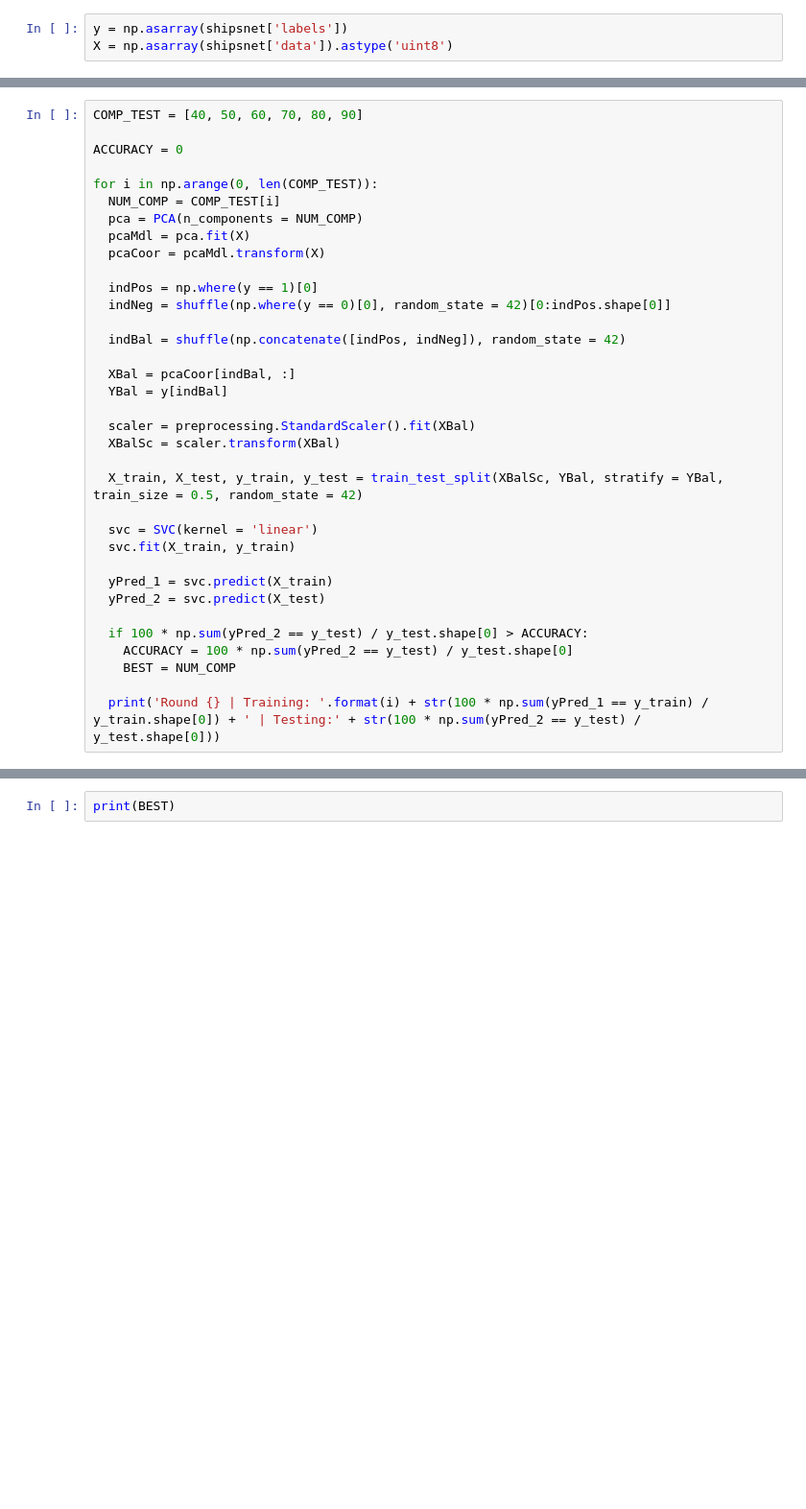
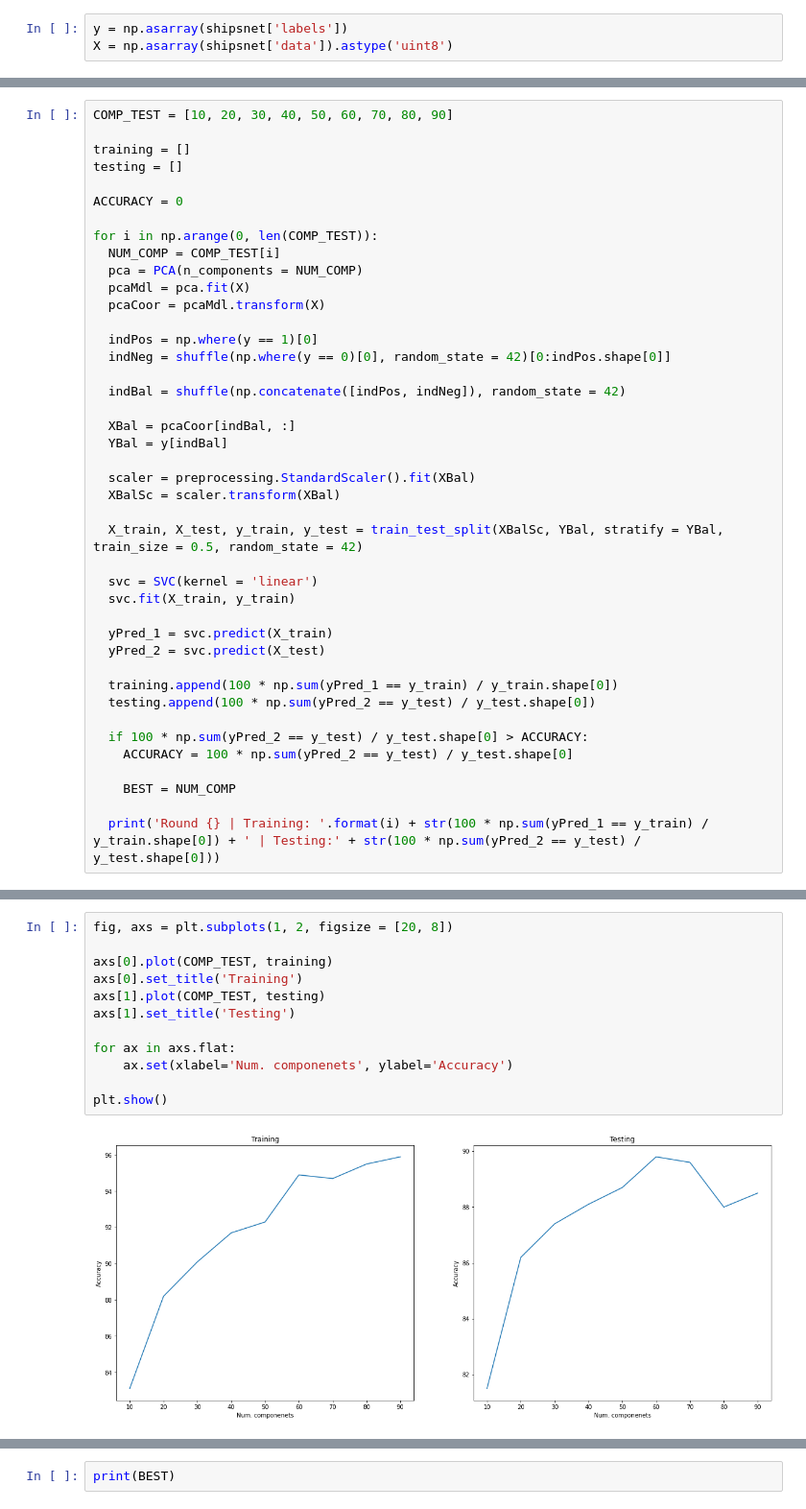
Before and after one commit to asrenninger/sensing, a Jupyter notebook: python/renninger_HW4.ipynb, the cells around one changed output, grey strips where cells are left out. Shown at 96% size. Drawn from its saved outputs; the diff is of its cells as text; blank space fills up the shorter version.

```diff
--- a/python/renninger_HW4.ipynb
+++ b/python/renninger_HW4.ipynb
@@ -483,5 +505,8 @@ X = np.asarray(shipsnet['data']).astype('uint8')
 # %%
-COMP_TEST = [40, 50, 60, 70, 80, 90]
+COMP_TEST = [10, 20, 30, 40, 50, 60, 70, 80, 90]
+
+training = []
+testing = []
 
 ACCURACY = 0
 
@@ -510,8 +535,12 @@ for i in np.arange(0, len(COMP_TEST)):
   yPred_1 = svc.predict(X_train)
   yPred_2 = svc.predict(X_test)
 
+  training.append(100 * np.sum(yPred_1 == y_train) / y_train.shape[0])
+  testing.append(100 * np.sum(yPred_2 == y_test) / y_test.shape[0])
+
   if 100 * np.sum(yPred_2 == y_test) / y_test.shape[0] > ACCURACY:
     ACCURACY = 100 * np.sum(yPred_2 == y_test) / y_test.shape[0]
+
     BEST = NUM_COMP
 
   print('Round {} | Training: '.format(i) + str(100 * np.sum(yPred_1 == y_train) / y_train.shape[0]) + ' | Testing:' + str(100 * np.sum(yPred_2 == y_test) / y_test.shape[0]))
@@ -524,0 +559,14 @@ Round 5 | Training: 96.1 | Testing:87.9
+# %%
+fig, axs = plt.subplots(1, 2, figsize = [20, 8])
+
+axs[0].plot(COMP_TEST, training)
+axs[0].set_title('Training')
+axs[1].plot(COMP_TEST, testing)
+axs[1].set_title('Testing')
+
+for ax in axs.flat:
+    ax.set(xlabel='Num. componenets', ylabel='Accuracy')
+
+plt.show()
+# %% [output]
+[figure, added]
```
Also changed, not shown: parts of 38 cells of this notebook.
